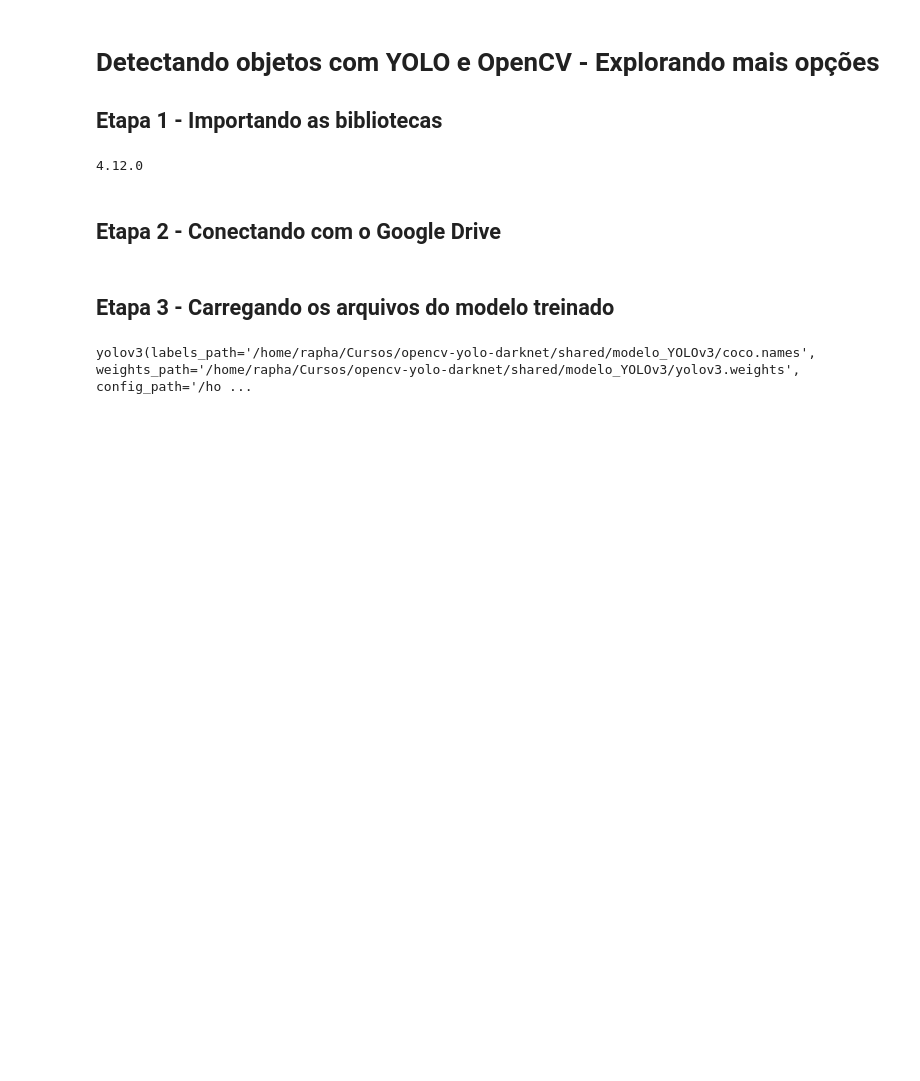
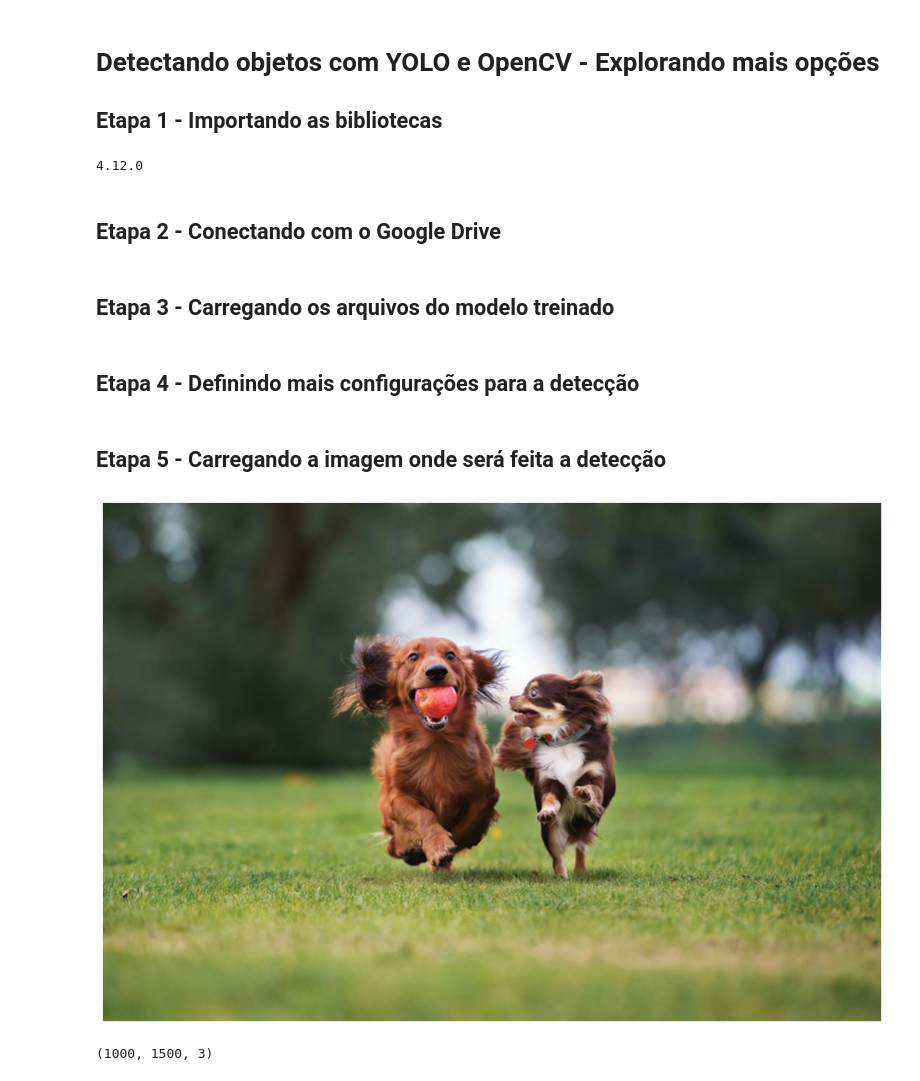
Before and after one commit to raphaelramosds/opencv-yolo-darknet-course, a Jupyter notebook: src/notebooks/YOLO v4 - Deteccao de objetos com OpenCV - Explorando Mais.ipynb, the cells around one changed output. Saved outputs shown, nothing was run; the diff lists cells and outputs as text; code cells hidden in the pictures; blank space fills up the shorter version.

```diff
--- a/src/notebooks/YOLO v4 - Deteccao de objetos com OpenCV - Explorando Mais.ipynb
+++ b/src/notebooks/YOLO v4 - Deteccao de objetos com OpenCV - Explorando Mais.ipynb
@@ -14,10 +16,4 @@ print(cv2.__version__)
 # %% [markdown]
 ## Etapa 3 - Carregando os arquivos do modelo treinado
 # %%
-import utils
-
-# Obter pesos, configuracao da arquitetura e labels da rede neural do modelo
-yolov3 = utils.carregar_yolov3()
-yolov3
+# detectar_objetos_cv2
-# %% [output]
-yolov3(labels_path='/home/rapha/Cursos/opencv-yolo-darknet/shared/modelo_YOLOv3/coco.names', weights_path='/home/rapha/Cursos/opencv-yolo-darknet/shared/modelo_YOLOv3/yolov3.weights', config_path='/ho ...
@@ -23,0 +22,2 @@ yolov3(labels_path='/home/rapha/Cursos/opencv-yolo-darknet/shared/modelo_YOLOv3/
+# %% [markdown]
+## Etapa 4 - Definindo mais configurações para a detecção
@@ -23,0 +26,8 @@ yolov3(labels_path='/home/rapha/Cursos/opencv-yolo-darknet/shared/modelo_YOLOv3/
+# %% [markdown]
+## Etapa 5 - Carregando a imagem onde será feita a detecção
+# %%
+imagem = utils.mostrar_imagem('cachorros02.jpg')
+imagem.shape
+# %% [output]
+[figure, added]
+(1000, 1500, 3)
```
Also changed, not shown: parts of 12 cells of this notebook, 4 other files.
